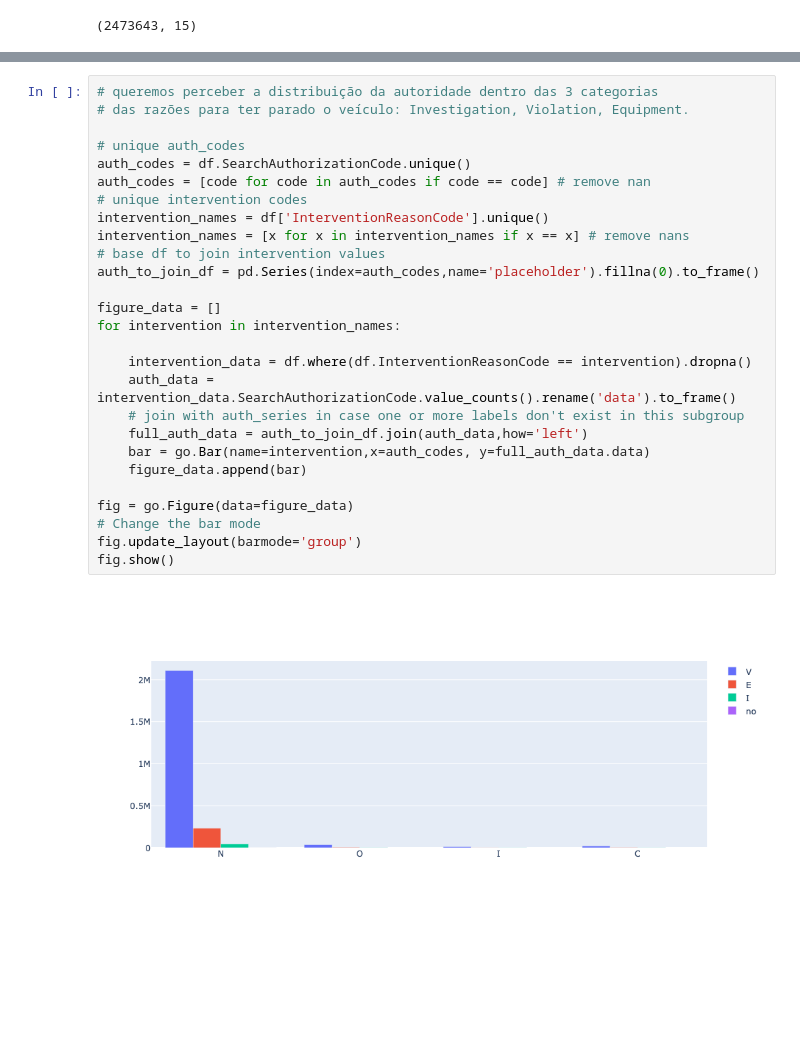
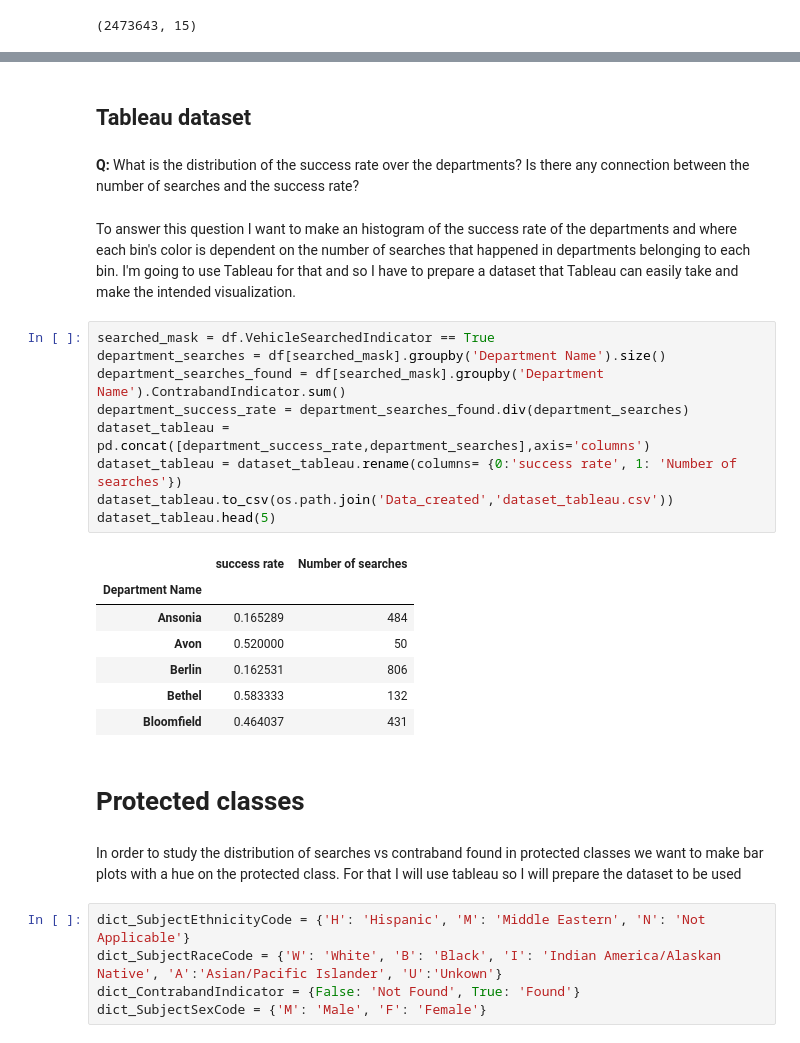
Before and after one commit to snovaisg/Capstone, a Jupyter notebook: EDA.ipynb, the cells around one changed output, grey strips where cells are left out. Drawn from its saved outputs; the diff is of its cells as text; blank space fills up the shorter version.

```diff
--- a/EDA.ipynb
+++ b/EDA.ipynb
@@ -269,29 +391,32 @@ figure_data
-# %%
-# queremos perceber a distribuição da autoridade dentro das 3 categorias
-# das razões para ter parado o veículo: Investigation, Violation, Equipment.
-
-# unique auth_codes
-auth_codes = df.SearchAuthorizationCode.unique()
-auth_codes = [code for code in auth_codes if code == code] # remove nan
-# unique intervention codes
-intervention_names = df['InterventionReasonCode'].unique()
-intervention_names = [x for x in intervention_names if x == x] # remove nans
-# base df to join intervention values
-auth_to_join_df = pd.Series(index=auth_codes,name='placeholder').fillna(0).to_frame()
-
-figure_data = []
-for intervention in intervention_names:
-
-    intervention_data = df.where(df.InterventionReasonCode == intervention).dropna()
-    auth_data = intervention_data.SearchAuthorizationCode.value_counts().rename('data').to_frame()
-    # join with auth_series in case one or more labels don't exist in this subgroup
-    full_auth_data = auth_to_join_df.join(auth_data,how='left')
-    bar = go.Bar(name=intervention,x=auth_codes, y=full_auth_data.data)
-    figure_data.append(bar)
-
-fig = go.Figure(data=figure_data)
-# Change the bar mode
-fig.update_layout(barmode='group')
-fig.show()
-# %% [output]
-[figure, removed]
+# %% [markdown]
+## Tableau dataset
+# %% [markdown]
+**Q:** What is the distribution of the success rate over the departments? Is there any connection between the number of searches and the success rate?
+# %% [markdown]
+To answer this question I want to make an histogram of the success rate of the departments and where each bin's color is dependent on the number of searches that happened in departments belonging to each bin. I'm going to use Tableau for that and so I have to prepare a dataset that Tableau can easily take and make the intended visualization.
+# %%
+searched_mask = df.VehicleSearchedIndicator == True
+department_searches = df[searched_mask].groupby('Department Name').size()
+department_searches_found = df[searched_mask].groupby('Department Name').ContrabandIndicator.sum()
+department_success_rate = department_searches_found.div(department_searches)
+dataset_tableau = pd.concat([department_success_rate,department_searches],axis='columns')
+dataset_tableau = dataset_tableau.rename(columns= {0:'success rate', 1: 'Number of searches'})
+dataset_tableau.to_csv(os.path.join('Data_created','dataset_tableau.csv'))
+dataset_tableau.head(5)
+# %% [output]
+|  | success rate | Number of searches |
+| Department Name |  |  |
+| Ansonia | 0.165289 | 484 |
+| Avon | 0.520000 | 50 |
+| Berlin | 0.162531 | 806 |
+| Bethel | 0.583333 | 132 |
+| Bloomfield | 0.464037 | 431 |
+# %% [markdown]
+# Protected classes
+# %% [markdown]
+In order to study the distribution of searches vs contraband found in protected classes we want to make bar plots with a hue on the protected class. For that I will use tableau so I will prepare the dataset to be used
+# %%
+dict_SubjectEthnicityCode = {'H': 'Hispanic', 'M': 'Middle Eastern', 'N': 'Not Applicable'}
+dict_SubjectRaceCode = {'W': 'White', 'B': 'Black', 'I': 'Indian America/Alaskan Native', 'A':'Asian/Pacific Islander', 'U':'Unkown'}
+dict_ContrabandIndicator = {False: 'Not Found', True: 'Found'}
+dict_SubjectSexCode = {'M': 'Male', 'F': 'Female'}
```
Also changed, not shown: parts of 50 cells of this notebook, 5 other files.
